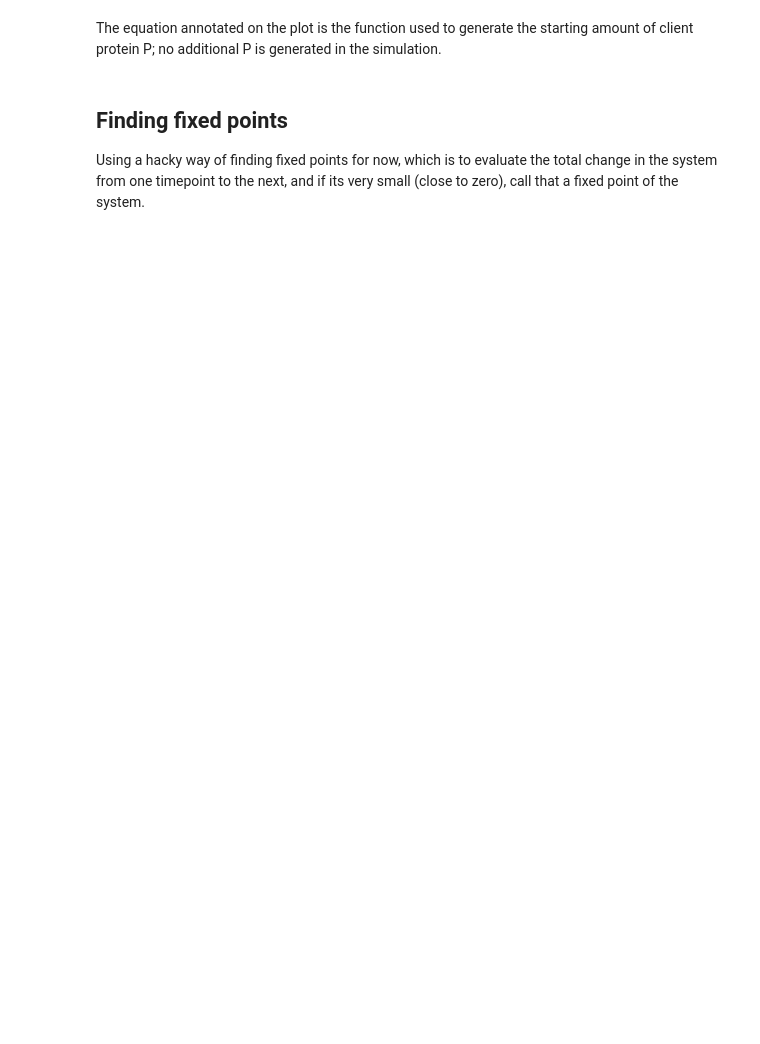
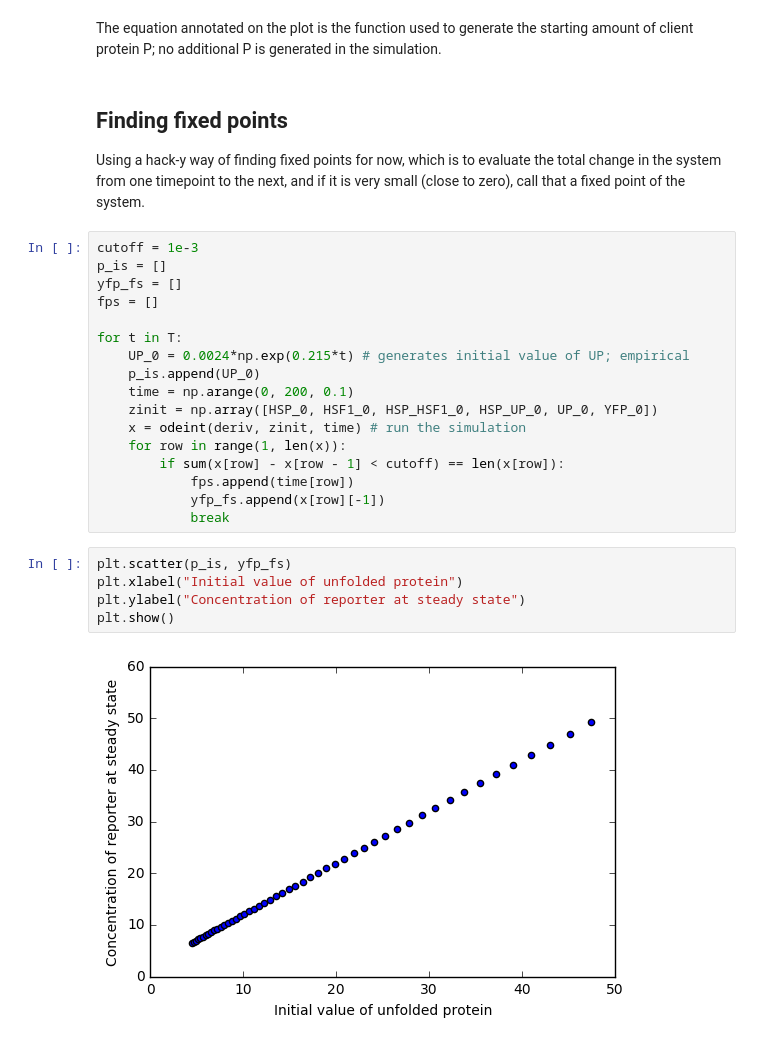
Before and after one commit to haneulyoo/agg_simv2, a Jupyter notebook: zheng-2016-summary.ipynb, the cells around one changed output. Drawn from its saved outputs; the diff is of its cells as text; blank space fills up the shorter version.

Commit message:
first fixed point analysis

```diff
--- a/zheng-2016-summary.ipynb
+++ b/zheng-2016-summary.ipynb
@@ -156,4 +169,28 @@ The equation annotated on the plot is the function used to generate the starting
 # %% [markdown]
 ## Finding fixed points
 
-Using a hacky way of finding fixed points for now, which is to evaluate the total change in the system from one timepoint to the next, and if its very small (close to zero), call that a fixed point of the system.
+Using a hack-y way of finding fixed points for now, which is to evaluate the total change in the system from one timepoint to the next, and if it is very small (close to zero), call that a fixed point of the system.
+# %%
+cutoff = 1e-3
+p_is = []
+yfp_fs = []
+fps = []
+
+for t in T:
+    UP_0 = 0.0024*np.exp(0.215*t) # generates initial value of UP; empirical
+    p_is.append(UP_0)
+    time = np.arange(0, 200, 0.1)
+    zinit = np.array([HSP_0, HSF1_0, HSP_HSF1_0, HSP_UP_0, UP_0, YFP_0])
+    x = odeint(deriv, zinit, time) # run the simulation
+    for row in range(1, len(x)):
+        if sum(x[row] - x[row - 1] < cutoff) == len(x[row]):
+            fps.append(time[row])
+            yfp_fs.append(x[row][-1])
+            break
+# %%
+plt.scatter(p_is, yfp_fs)
+plt.xlabel("Initial value of unfolded protein")
+plt.ylabel("Concentration of reporter at steady state")
+plt.show()
+# %% [output]
+[figure, added]
```
Also changed, not shown: parts of 7 cells of this notebook.
